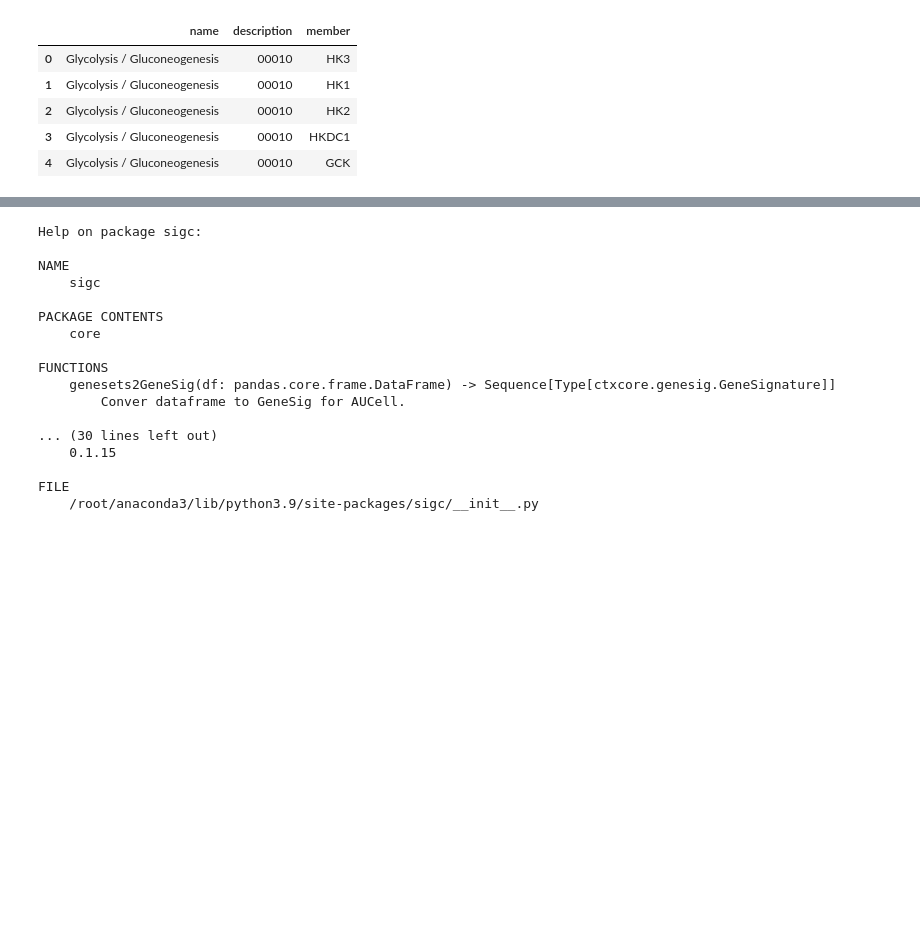
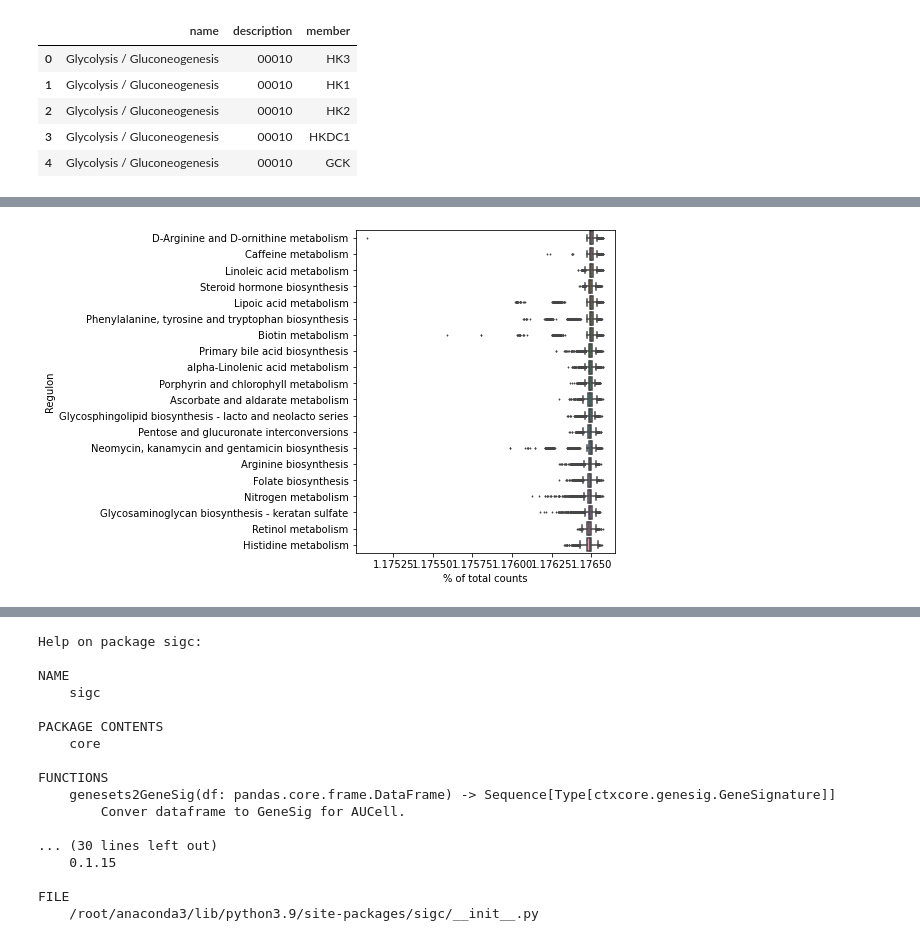
Before and after one commit to seqyuan/sigc, a Jupyter notebook: docs/sigc_main.ipynb, the cells around one changed output, grey strips where cells are left out. Cells and saved outputs as stored; diff of their text form; code cells hidden in the pictures; blank space fills up the shorter version.

```diff
--- a/docs/sigc_main.ipynb
+++ b/docs/sigc_main.ipynb
@@ -43,0 +54,8 @@ sig_adata = ad.AnnData(sig_mtx, obs=adata.obs, obsm=adata.obsm)
+# %%
+import matplotlib.pyplot as plt
+fig = plt.figure(figsize=(8,5),constrained_layout=True)
+ax = fig.add_gridspec(top=0.75, right=0.75).subplots()
+
+sc.pl.highest_expr_genes(sig_adata, n_top=20, ax=ax)
+# %% [output]
+[figure, added]
```
Also changed, not shown: parts of 17 cells of this notebook, 6 other files.
